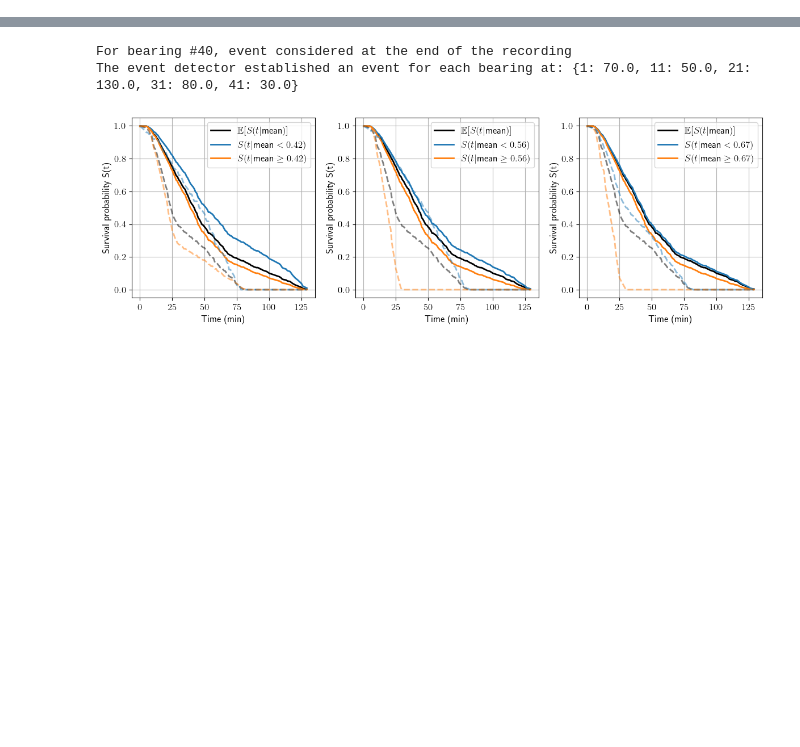
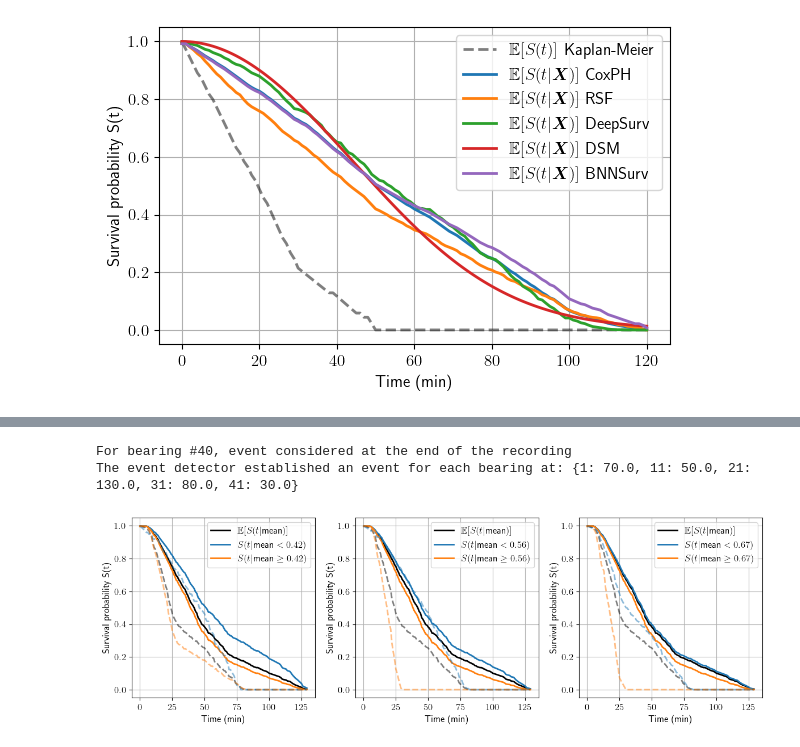
Before and after one commit to Zernez/PredictiveMaintenance, a Jupyter notebook: src/plot_surv_curves.ipynb, the cells around one changed output, grey strips where cells are left out. Cells and saved outputs as stored; diff of their text form; code cells hidden in the pictures; blank space fills up the shorter version.

```diff
--- a/src/plot_surv_curves.ipynb
+++ b/src/plot_surv_curves.ipynb
@@ -388,0 +365,100 @@ For bearing #40, event considered at the end of the recording
+# %%
+for cond in [0, 1, 2]:
+    # Build timeseries data
+    timeseries_data, boot, info_pack = FileReader(DATASET, DATASET_PATH).read_data(cond, N_BOOT)
+
+    train_data, test_data = pd.DataFrame(), pd.DataFrame()
+    window_size = get_window_size(cond)
+    lag = get_lag(cond)
+    train_idx = list(range(1, 8))
+    test_idx = list(range(8, 11))
+
+    for idx in train_idx:
+        event_time = data_util.event_analyzer(idx, info_pack)
+        transformed_data = data_util.make_moving_average(timeseries_data, event_time, idx, window_size, lag)
+        train_data = pd.concat([train_data, transformed_data], axis=0)
+        train_data = train_data.reset_index(drop=True)
+    for idx in test_idx:
+        event_time = data_util.event_analyzer(idx, info_pack)
+        transformed_data = data_util.make_moving_average(timeseries_data, event_time, idx, window_size, lag)
+        test_data = pd.concat([test_data, transformed_data], axis=0)
+        test_data = test_data.reset_index(drop=True)
+
+    train_data = Formatter.control_censored_data(train_data, percentage=0.1)
+    test_data = Formatter.control_censored_data(test_data, percentage=0.1)
+    train_data = train_data.sample(frac=1, random_state=0)
+    test_data = test_data.sample(frac=1, random_state=0)
+
+    train_x = train_data.drop(['Event', 'Survival_time'], axis=1)
+    train_y = Surv.from_dataframe("Event", "Survival_time", train_data)
+    test_x = test_data.drop(['Event', 'Survival_time'], axis=1)
+    test_y = Surv.from_dataframe("Event", "Survival_time", test_data)
+
+    #Set event times for models
+    event_times = make_event_times(np.array(train_y['Survival_time']), np.array(train_y['Event'])).astype(int)
+    event_times = np.unique(event_times)
+
+    #Set the feature selector and train/test split
+    best_features = PHSelector(train_x, train_y, estimator=[DATASET, cond]).get_features()
+    X_train, X_test = train_x.loc[:,best_features], test_x.loc[:,best_features]
+
+    # Scale data
+    scaler = StandardScaler()
+    scaler.fit(X_train)
+    X_train_scaled = scaler.transform(X_train)
+    X_test_scaled = scaler.transform(X_test)
+
+    #Format the data for NN models
+    t_train = train_y['Survival_time']
+    e_train = train_y['Event']
+    t_test = test_y['Survival_time']
+    e_test = test_y['Event']
+
+    #Make models
+    cph_model = CoxPH().make_model(CoxPH().get_best_hyperparams())
+    rsf_model = RSF().make_model(RSF().get_best_hyperparams())
+    deep_surv_model = DeepSurv().make_model(DeepSurv().get_best_hyperparams())
+    dsm_model = DSM().make_model(DSM().get_best_hyperparams())
+    bnn_model = BNNmcd().make_model(BNNmcd().get_best_hyperparams())
+
+    #Train model
+    deepsurv_params = DeepSurv().get_best_hyperparams()
+    dsm_params = DSM().get_best_hyperparams()
+    cph_model.fit(X_train_scaled, train_y)
+    rsf_model.fit(X_train_scaled, train_y)
+    deep_surv_model.fit(X_train_scaled, t_train, e_train, vsize=0.3,
+                    iters=deepsurv_params['iters'],
+                    learning_rate=deepsurv_params['learning_rate'],
+                    batch_size=deepsurv_params['batch_size'])
+    dsm_model.fit(X_train_scaled, t_train, e_train, vsize=0.3,
+                iters=dsm_params['iters'],
+                learning_rate=dsm_params['learning_rate'],
+                batch_size=dsm_params['batch_size'])
+    bnn_model.fit(X_train_scaled, t_train, e_train)
+
+    #Predict
+    survival = Survival()
+    cph_surv_func = survival.predict_survival_function(cph_model, X_test_scaled, event_times)
+    rsf_surv_func = survival.predict_survival_function(rsf_model, X_test_scaled, event_times)
+    deep_surv_surv_func = survival.predict_survival_function(deep_surv_model, X_test_scaled, event_times)
+    dsm_surv_func = survival.predict_survival_function(dsm_model, X_test_scaled, event_times)
+    bnn_surv_func = survival.predict_survival_function(bnn_model, X_test_scaled, event_times,
+                                                        n_post_samples=N_POST_SAMPLES)
+    km_mean, km_high, km_low = calculate_kaplan_vectorized(test_y['Survival_time'].reshape(1,-1),
+                                                           test_y['Event'].reshape(1,-1),
+                                                           event_times)
+    plt.figure(figsize=(6, 4))
+    plt.plot(km_mean.columns, km_mean.iloc[0], 'k--', linewidth=2, alpha=0.5, label=r"$\mathbb{E}[S(t)]$ Kaplan-Meier", color="black")
+    plt.plot(event_times, np.mean(cph_surv_func, axis=0), label=r"$\mathbb{E}[S(t|\bm{X})]$ CoxPH", color="C0", linewidth=2)
+    plt.plot(event_times, np.mean(rsf_surv_func, axis=0), label=r"$\mathbb{E}[S(t|\bm{X})]$ RSF", color="C1", linewidth=2)
+    plt.plot(event_times, np.mean(deep_surv_surv_func, axis=0), label=r"$\mathbb{E}[S(t|\bm{X})]$ DeepSurv", color="C2", linewidth=2)
+    plt.plot(event_times, np.mean(dsm_surv_func, axis=0), label=r"$\mathbb{E}[S(t|\bm{X})]$ DSM", color="C3", linewidth=2)
+    plt.plot(event_times, np.mean(bnn_surv_func, axis=0), label=r"$\mathbb{E}[S(t|\bm{X})]$ BNNSurv", color="C4", linewidth=2)
+    plt.xlabel("Time (min)")
+    plt.ylabel("Survival probability S(t)")
+    plt.tight_layout()
+    plt.legend()
+    plt.grid()
+    plt.savefig(f'{PLOTS_PATH}/mean_survival_cond_{cond+1}.pdf', format='pdf', bbox_inches="tight")
+# %% [output]
+[figure, added]
```
Also changed, not shown: parts of 9 cells of this notebook, 2 other files.
